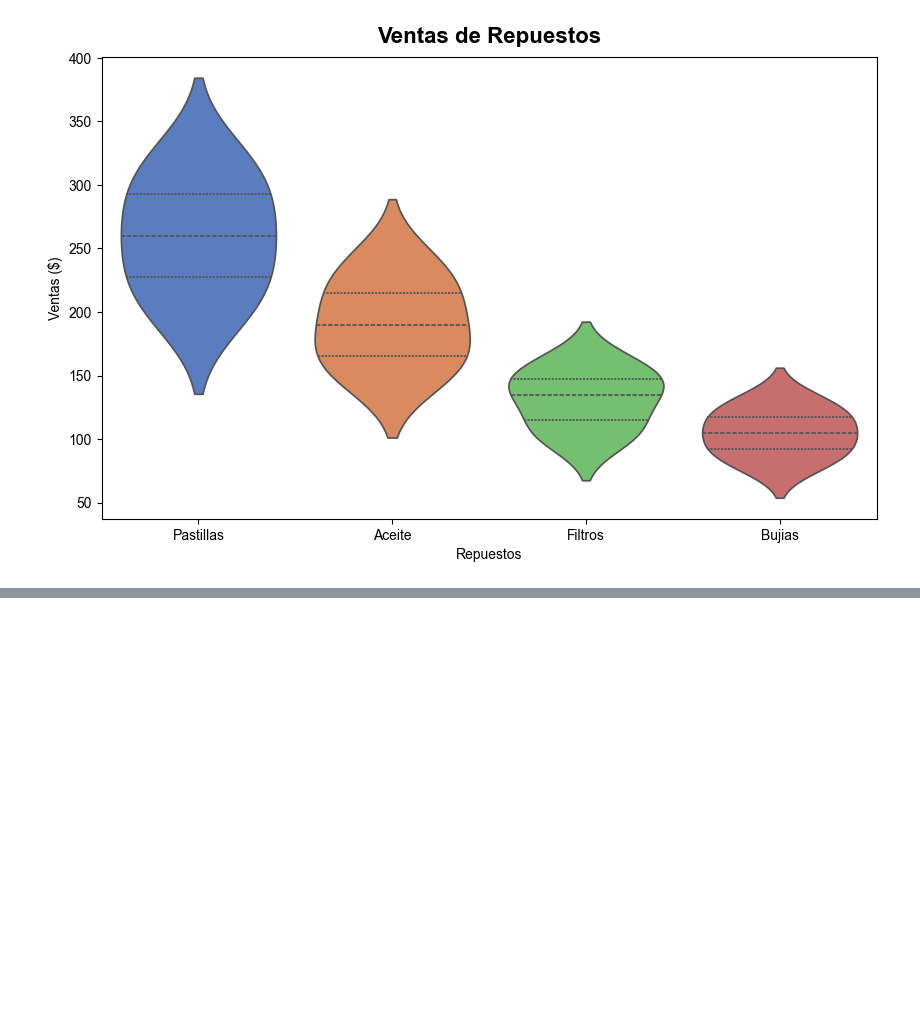
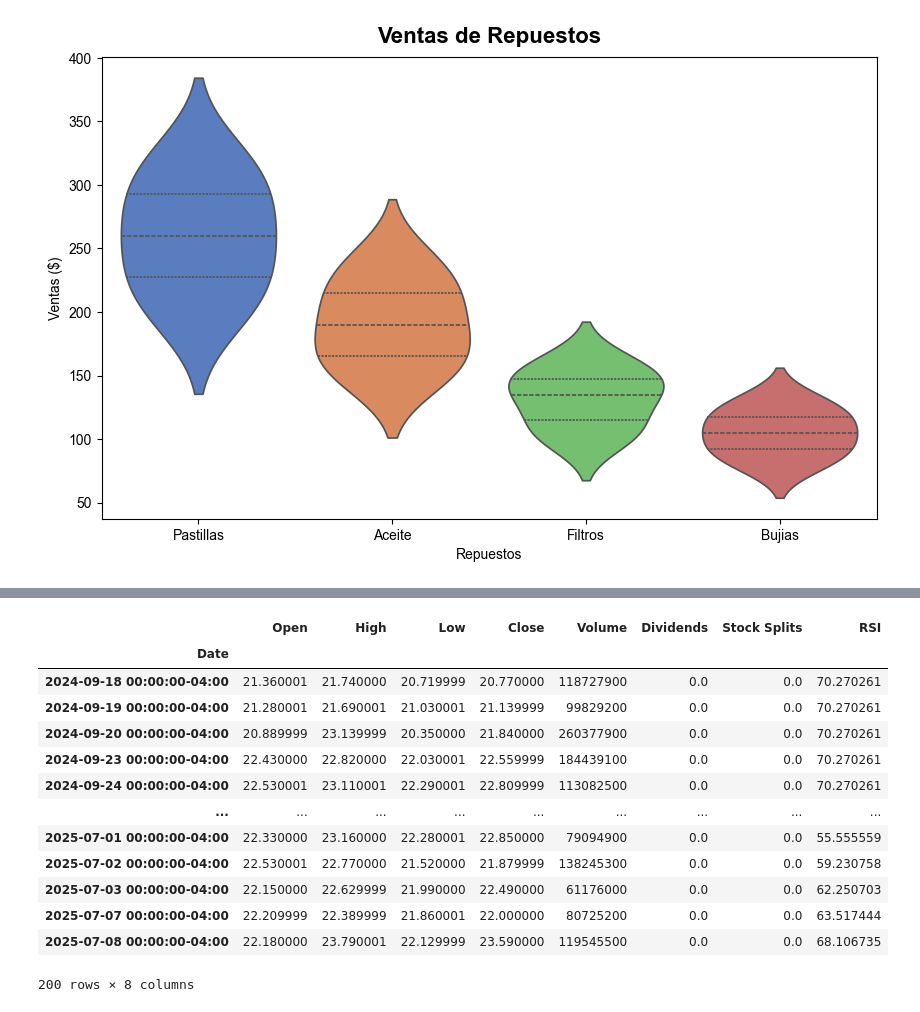
Before and after one commit to epere18/Python, a Jupyter notebook: Python_Visualización/Visualizacion_de_datos.ipynb, the cells around one changed output, grey strips where cells are left out. Saved outputs shown, nothing was run; the diff lists cells and outputs as text; code cells hidden in the pictures; blank space fills up the shorter version.

```diff
--- a/Python_Visualización/Visualizacion_de_datos.ipynb
+++ b/Python_Visualización/Visualizacion_de_datos.ipynb
@@ -221,0 +285,42 @@ Passing `palette` without assigning `hue` is deprecated and will be removed in v
+# %%
+
+# Cálculo del RSI
+def compute_rsi(data, window=14):
+    delta = data['Close'].diff()
+    gain = delta.clip(lower=0)
+    loss = -delta.clip(upper=0)
+
+    avg_gain = gain.rolling(window=window).mean()
+    avg_loss = loss.rolling(window=window).mean()
+
+    rs = avg_gain / avg_loss
+    rsi = 100 - (100 / (1 + rs))
+    return rsi
+
+df['RSI'] = compute_rsi(df)
+df['RSI'] = df['RSI'].fillna(method='bfill')  # o 'ffill'
+
+# Cálculo del MACD
+ema12 = df['Close'].ewm(span=12, adjust=False).mean()
+ema26 = df['Close'].ewm(span=26, adjust=False).mean()
+macd = ema12 - ema26
+signal = macd.ewm(span=9, adjust=False).mean()
+histograma = macd - signal
+
+
+df.head(200)
+# %% [output]
+|  | Open | High | Low | Close | Volume | Dividends | Stock Splits | RSI |
+| Date |  |  |  |  |  |  |  |  |
+| 2024-09-18 00:00:00-04:00 | 21.360001 | 21.740000 | 20.719999 | 20.770000 | 118727900 | 0.0 | 0.0 | 70.270261 |
+| 2024-09-19 00:00:00-04:00 | 21.280001 | 21.690001 | 21.030001 | 21.139999 | 99829200 | 0.0 | 0.0 | 70.270261 |
+| 2024-09-20 00:00:00-04:00 | 20.889999 | 23.139999 | 20.350000 | 21.840000 | 260377900 | 0.0 | 0.0 | 70.270261 |
+| 2024-09-23 00:00:00-04:00 | 22.430000 | 22.820000 | 22.030001 | 22.559999 | 184439100 | 0.0 | 0.0 | 70.270261 |
+| 2024-09-24 00:00:00-04:00 | 22.530001 | 23.110001 | 22.290001 | 22.809999 | 113082500 | 0.0 | 0.0 | 70.270261 |
+| ... | ... | ... | ... | ... | ... | ... | ... | ... |
+| 2025-07-01 00:00:00-04:00 | 22.330000 | 23.160000 | 22.280001 | 22.850000 | 79094900 | 0.0 | 0.0 | 55.555559 |
+| 2025-07-02 00:00:00-04:00 | 22.530001 | 22.770000 | 21.520000 | 21.879999 | 138245300 | 0.0 | 0.0 | 59.230758 |
+| 2025-07-03 00:00:00-04:00 | 22.150000 | 22.629999 | 21.990000 | 22.490000 | 61176000 | 0.0 | 0.0 | 62.250703 |
+| 2025-07-07 00:00:00-04:00 | 22.209999 | 22.389999 | 21.860001 | 22.000000 | 80725200 | 0.0 | 0.0 | 63.517444 |
+| 2025-07-08 00:00:00-04:00 | 22.180000 | 23.790001 | 22.129999 | 23.590000 | 119545500 | 0.0 | 0.0 | 68.106735 |
+200 rows × 8 columns
```
Also changed, not shown: parts of 12 cells of this notebook.
